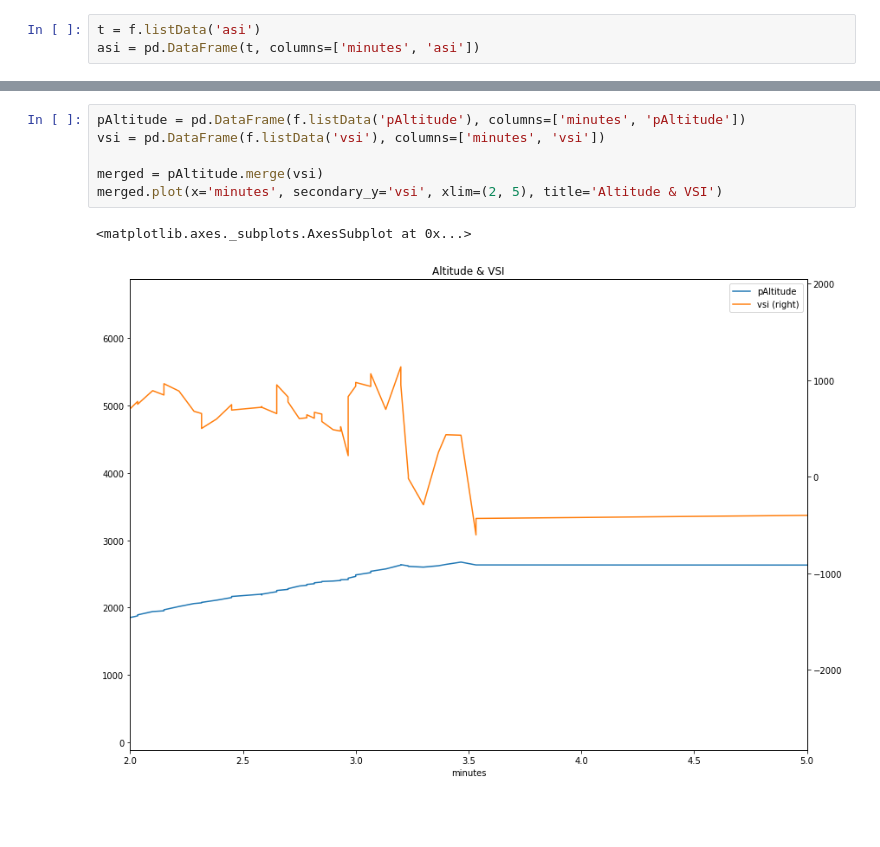
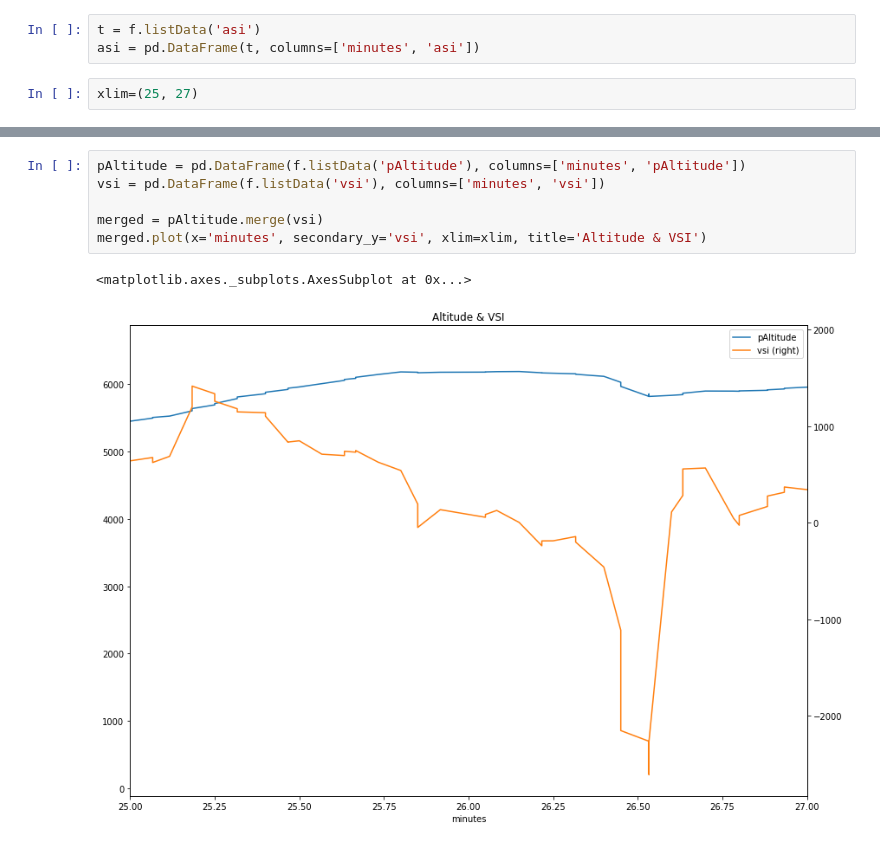
Before and after one commit to azemon/MglEfisPlotter, a Jupyter notebook: notebooks/flight07/pitch-bank-stall.ipynb, the cells around one changed output, grey strips where cells are left out. Saved outputs shown, nothing was run; the diff lists cells and outputs as text; blank space fills up the shorter version.

```diff
--- a/notebooks/flight07/pitch-bank-stall.ipynb
+++ b/notebooks/flight07/pitch-bank-stall.ipynb
@@ -39,6 +39,8 @@ Flight at 2019-03-23 13:56:40 to 2019-03-23 14:34:28,  9657 messages, timestamps
 # %%
 t = f.listData('asi')
 asi = pd.DataFrame(t, columns=['minutes', 'asi'])
+# %%
+xlim=(25, 27)
 # %%
 t = f.listData('pitchAngle')
 pitch = pd.DataFrame(t, columns=['minutes', 'pitchAngle'])
@@ -60,9 +62,9 @@ plt.savefig('bank.png')
 # %%
 pAltitude = pd.DataFrame(f.listData('pAltitude'), columns=['minutes', 'pAltitude'])
 vsi = pd.DataFrame(f.listData('vsi'), columns=['minutes', 'vsi'])
 
 merged = pAltitude.merge(vsi)
-merged.plot(x='minutes', secondary_y='vsi', xlim=(2, 5), title='Altitude & VSI')
+merged.plot(x='minutes', secondary_y='vsi', xlim=xlim, title='Altitude & VSI')
 # %% [output]
 <matplotlib.axes._subplots.AxesSubplot at 0x...>
-[figure, old version]
+[figure, new version]
```
Also changed, not shown: parts of 3 cells of this notebook, 6 other files.
